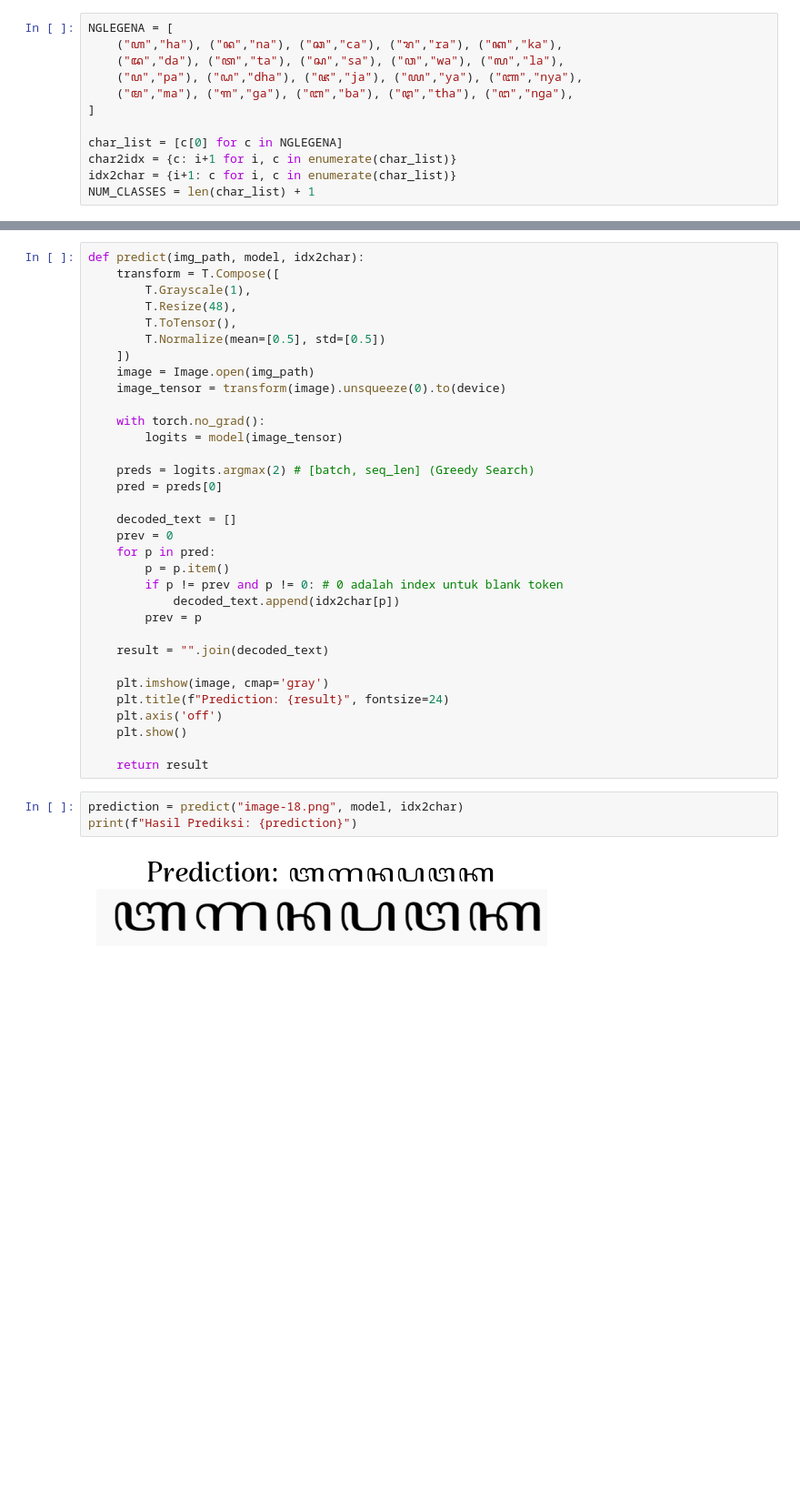
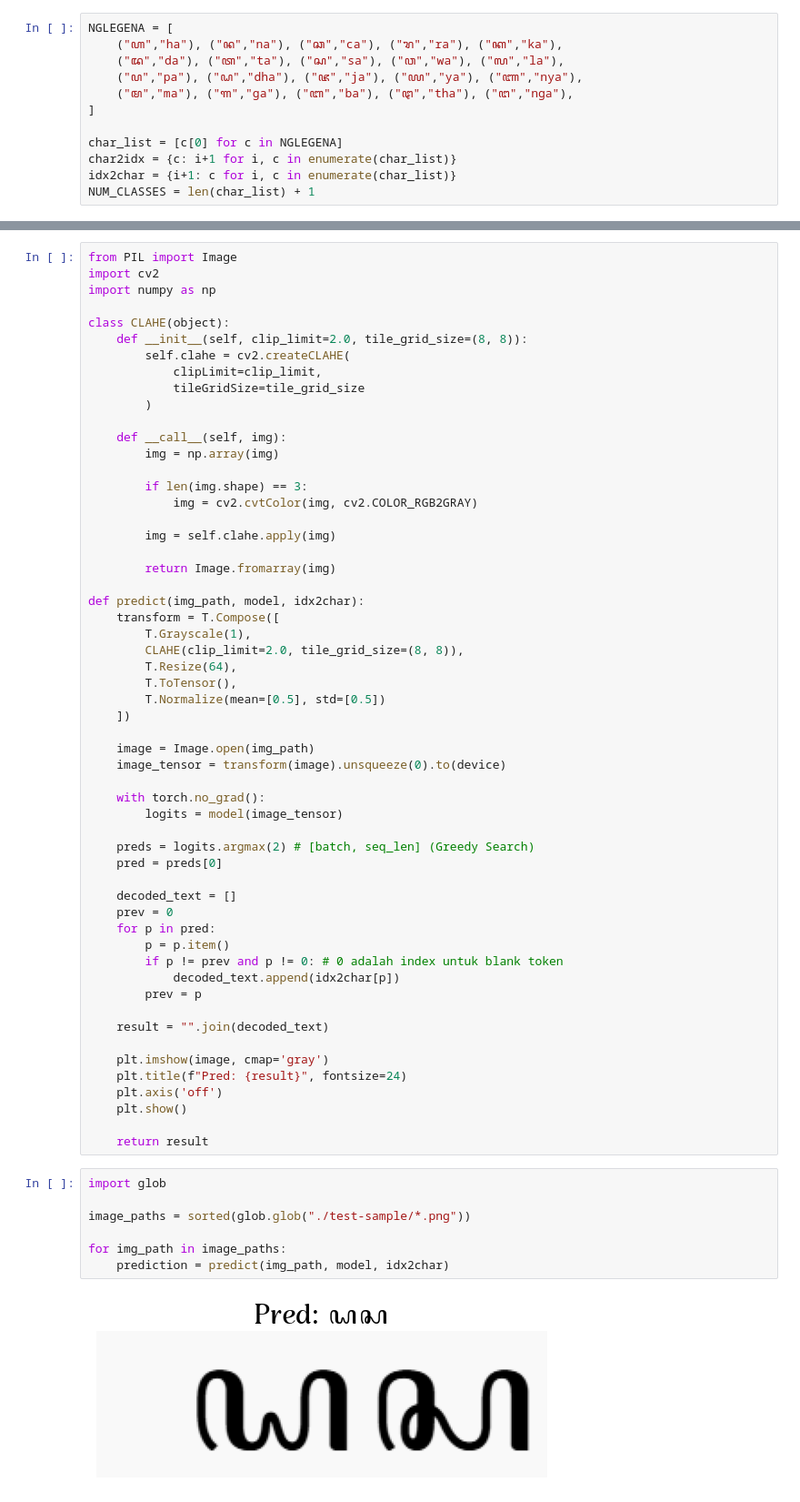
Before and after one commit to adeprastya/ml-javanese-script-recognition, a Jupyter notebook: inference.ipynb, the cells around one changed output, grey strips where cells are left out. Shown at 91% size. Cells and saved outputs as stored; diff of their text form; blank space fills up the shorter version.

Commit message:
refactor model & inference

```diff
--- a/inference.ipynb
+++ b/inference.ipynb
@@ -107,13 +108,36 @@ CRNN(
   (fc): Linear(in_features=512, out_features=21, bias=True)
 )
 # %%
+from PIL import Image
+import cv2
+import numpy as np
+
+class CLAHE(object):
+    def __init__(self, clip_limit=2.0, tile_grid_size=(8, 8)):
+        self.clahe = cv2.createCLAHE(
+            clipLimit=clip_limit,
+            tileGridSize=tile_grid_size
+        )
+
+    def __call__(self, img):
+        img = np.array(img)
+
+        if len(img.shape) == 3:
+            img = cv2.cvtColor(img, cv2.COLOR_RGB2GRAY)
+
+        img = self.clahe.apply(img)
+
+        return Image.fromarray(img)
+
 def predict(img_path, model, idx2char):
     transform = T.Compose([
         T.Grayscale(1),
-        T.Resize(48),
+        CLAHE(clip_limit=2.0, tile_grid_size=(8, 8)),
+        T.Resize(64),
         T.ToTensor(),
         T.Normalize(mean=[0.5], std=[0.5])
     ])
+
     image = Image.open(img_path)
     image_tensor = transform(image).unsqueeze(0).to(device)
 
@@ -134,13 +158,17 @@ def predict(img_path, model, idx2char):
     result = "".join(decoded_text)
 
     plt.imshow(image, cmap='gray')
-    plt.title(f"Prediction: {result}", fontsize=24)
+    plt.title(f"Pred: {result}", fontsize=24)
     plt.axis('off')
     plt.show()
 
     return result
 # %%
-prediction = predict("image-18.png", model, idx2char)
-print(f"Hasil Prediksi: {prediction}")
+import glob
+
+image_paths = sorted(glob.glob("./test-sample/*.png"))
+
+for img_path in image_paths:
+    prediction = predict(img_path, model, idx2char)
 # %% [output]
-[figure, old version]
+[figure, new version]
```
Also changed, not shown: parts of 2 cells of this notebook, 22 other files.
